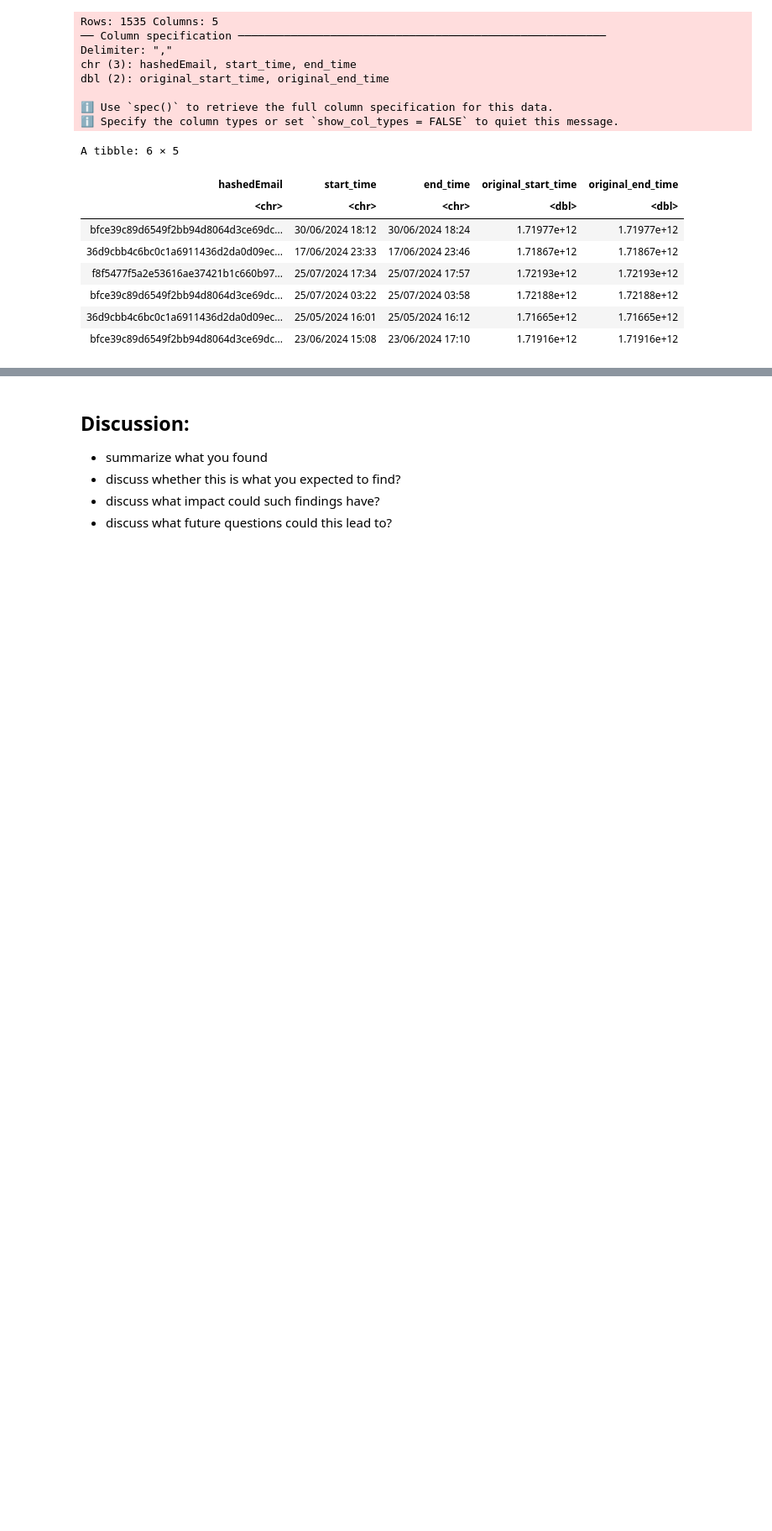
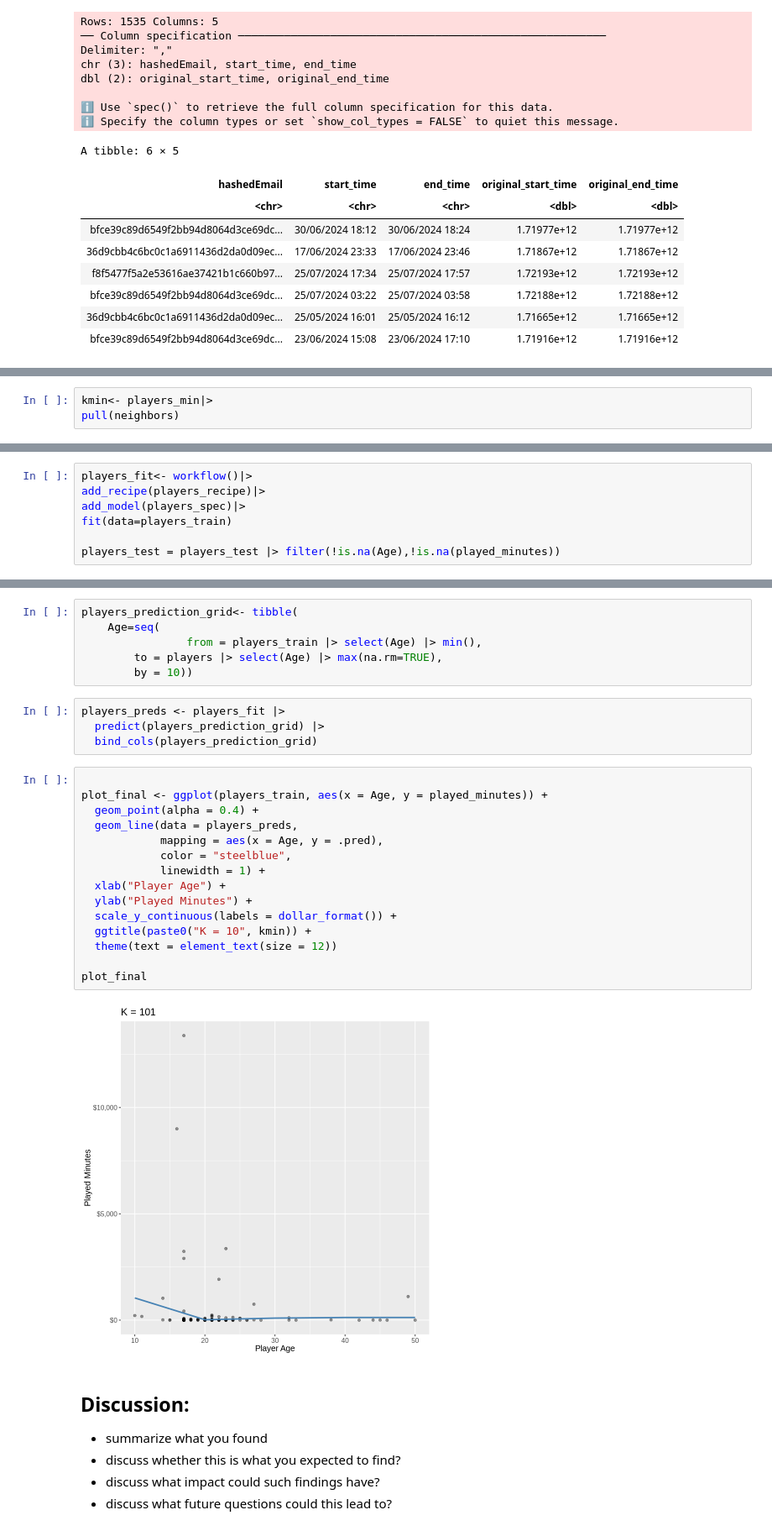
Before and after one commit to vghappy/minecraft_gameplay, a Jupyter notebook: Group Project.ipynb, the cells around one changed output, grey strips where cells are left out. Shown at 84% size. Cells and saved outputs as stored; diff of their text form; blank space fills up the shorter version.

```diff
--- a/Group Project.ipynb
+++ b/Group Project.ipynb
@@ -258,0 +284,3 @@ A tibble: 6 × 5
+# %%
+kmin<- players_min|>
+pull(neighbors)
@@ -258,0 +293,7 @@ A tibble: 6 × 5
+# %%
+players_fit<- workflow()|>
+add_recipe(players_recipe)|>
+add_model(players_spec)|>
+fit(data=players_train)
+
+players_test = players_test |> filter(!is.na(Age),!is.na(played_minutes))
@@ -259,3 +316,30 @@ A tibble: 6 × 5
+# %%
+players_prediction_grid<- tibble(
+    Age=seq(
+                from = players_train |> select(Age) |> min(),
+        to = players |> select(Age) |> max(na.rm=TRUE),
+        by = 10))
+# %%
+players_preds <- players_fit |>
+  predict(players_prediction_grid) |>
+  bind_cols(players_prediction_grid)
+# %%
+
+plot_final <- ggplot(players_train, aes(x = Age, y = played_minutes)) +
+  geom_point(alpha = 0.4) +
+  geom_line(data = players_preds,
+            mapping = aes(x = Age, y = .pred),
+            color = "steelblue",
+            linewidth = 1) +
+  xlab("Player Age") +
+  ylab("Played Minutes") +
+  scale_y_continuous(labels = dollar_format()) +
+  ggtitle(paste0("K = 10", kmin)) +
+  theme(text = element_text(size = 12))
+
+plot_final
+# %% [output]
+[figure, added]
 # %% [markdown]
 ## Discussion:
 * summarize what you found
```
Also changed, not shown: parts of 28 cells of this notebook.
